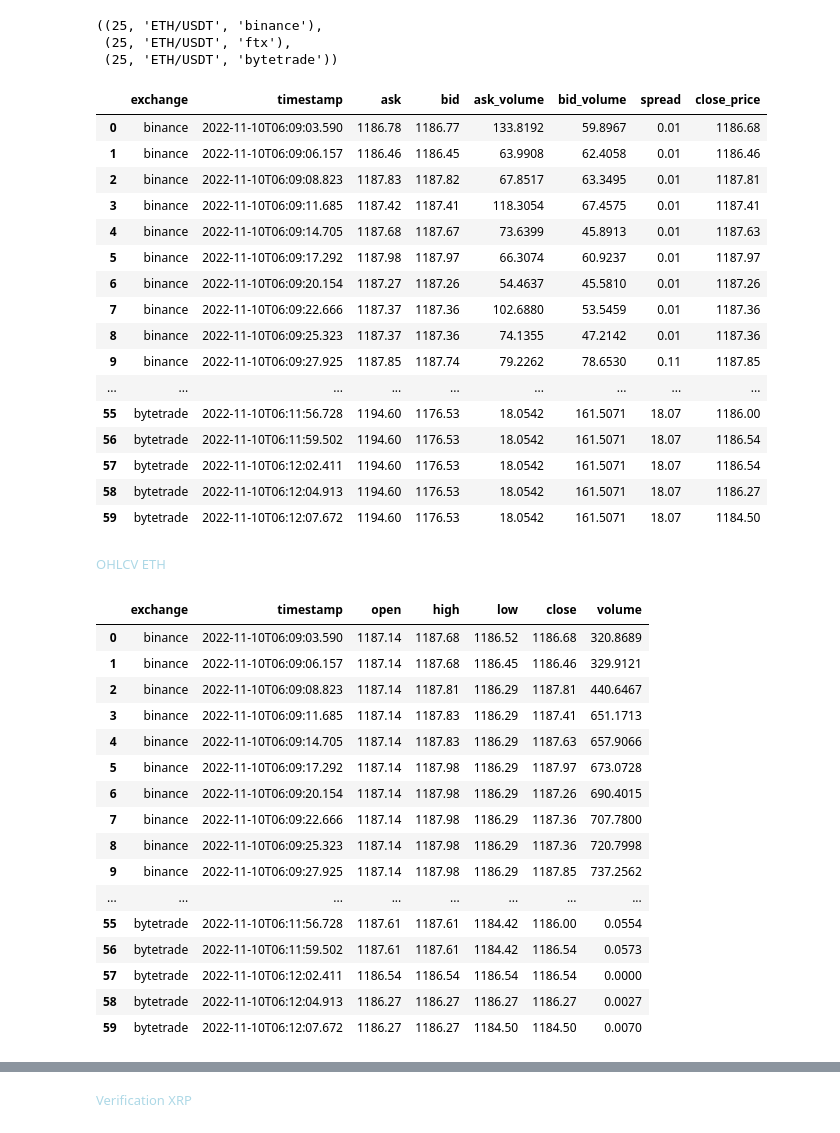
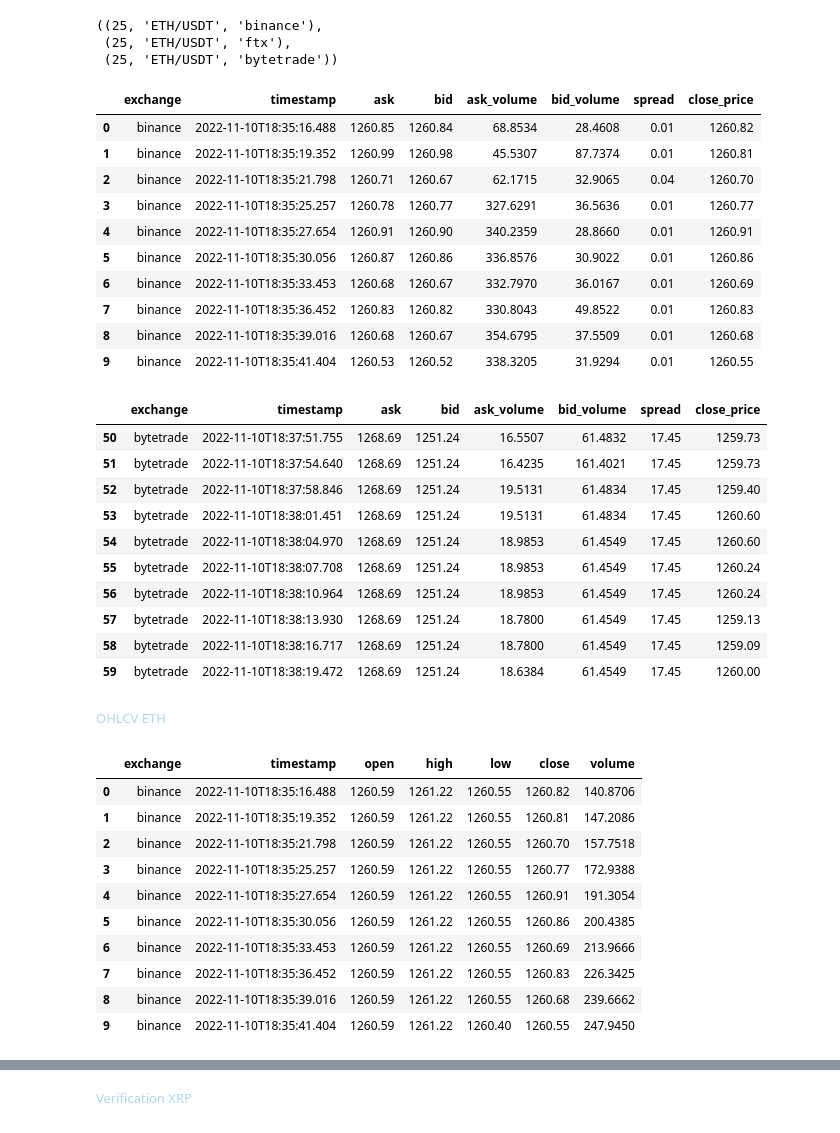
Before and after one commit to EstebanMqz/Microstructure-Visualization-Modelling, a Jupyter notebook: notebook.ipynb, the cells around one changed output, grey strips where cells are left out. Cells and saved outputs as stored; diff of their text form; code cells hidden in the pictures.

```diff
--- a/notebook.ipynb
+++ b/notebook.ipynb
@@ -457,45 +475,47 @@ verif_1_E = vs.verif_ex1(v_params1[0],v_params1[1], v_params1[2], n)
 verif_2_E = vs.verif_ex1(v_params2[0],v_params2[1], v_params2[2], n)
 # %%
 verif_df2 = fn.concatenate(verif_0_E[0], verif_1_E[0], verif_2_E[0], n)
-verif_df2
+verif_df2.head(10)
 # %% [output]
 |  | exchange | timestamp | ask | bid | ask_volume | bid_volume | spread | close_price |
-| 0 | binance | 2022-11-10T06:09:03.590 | 1186.78 | 1186.77 | 133.8192 | 59.8967 | 0.01 | 1186.68 |
-| 1 | binance | 2022-11-10T06:09:06.157 | 1186.46 | 1186.45 | 63.9908 | 62.4058 | 0.01 | 1186.46 |
-| 2 | binance | 2022-11-10T06:09:08.823 | 1187.83 | 1187.82 | 67.8517 | 63.3495 | 0.01 | 1187.81 |
-| 3 | binance | 2022-11-10T06:09:11.685 | 1187.42 | 1187.41 | 118.3054 | 67.4575 | 0.01 | 1187.41 |
-| 4 | binance | 2022-11-10T06:09:14.705 | 1187.68 | 1187.67 | 73.6399 | 45.8913 | 0.01 | 1187.63 |
-| 5 | binance | 2022-11-10T06:09:17.292 | 1187.98 | 1187.97 | 66.3074 | 60.9237 | 0.01 | 1187.97 |
-| 6 | binance | 2022-11-10T06:09:20.154 | 1187.27 | 1187.26 | 54.4637 | 45.5810 | 0.01 | 1187.26 |
-| 7 | binance | 2022-11-10T06:09:22.666 | 1187.37 | 1187.36 | 102.6880 | 53.5459 | 0.01 | 1187.36 |
-| 8 | binance | 2022-11-10T06:09:25.323 | 1187.37 | 1187.36 | 74.1355 | 47.2142 | 0.01 | 1187.36 |
-| 9 | binance | 2022-11-10T06:09:27.925 | 1187.85 | 1187.74 | 79.2262 | 78.6530 | 0.11 | 1187.85 |
-| ... | ... | ... | ... | ... | ... | ... | ... | ... |
-| 55 | bytetrade | 2022-11-10T06:11:56.728 | 1194.60 | 1176.53 | 18.0542 | 161.5071 | 18.07 | 1186.00 |
-| 56 | bytetrade | 2022-11-10T06:11:59.502 | 1194.60 | 1176.53 | 18.0542 | 161.5071 | 18.07 | 1186.54 |
-| 57 | bytetrade | 2022-11-10T06:12:02.411 | 1194.60 | 1176.53 | 18.0542 | 161.5071 | 18.07 | 1186.54 |
-| 58 | bytetrade | 2022-11-10T06:12:04.913 | 1194.60 | 1176.53 | 18.0542 | 161.5071 | 18.07 | 1186.27 |
-| 59 | bytetrade | 2022-11-10T06:12:07.672 | 1194.60 | 1176.53 | 18.0542 | 161.5071 | 18.07 | 1184.50 |
+| 0 | binance | 2022-11-10T18:35:16.488 | 1260.85 | 1260.84 | 68.8534 | 28.4608 | 0.01 | 1260.82 |
+| 1 | binance | 2022-11-10T18:35:19.352 | 1260.99 | 1260.98 | 45.5307 | 87.7374 | 0.01 | 1260.81 |
+| 2 | binance | 2022-11-10T18:35:21.798 | 1260.71 | 1260.67 | 62.1715 | 32.9065 | 0.04 | 1260.70 |
+| 3 | binance | 2022-11-10T18:35:25.257 | 1260.78 | 1260.77 | 327.6291 | 36.5636 | 0.01 | 1260.77 |
+| 4 | binance | 2022-11-10T18:35:27.654 | 1260.91 | 1260.90 | 340.2359 | 28.8660 | 0.01 | 1260.91 |
+| 5 | binance | 2022-11-10T18:35:30.056 | 1260.87 | 1260.86 | 336.8576 | 30.9022 | 0.01 | 1260.86 |
+| 6 | binance | 2022-11-10T18:35:33.453 | 1260.68 | 1260.67 | 332.7970 | 36.0167 | 0.01 | 1260.69 |
+| 7 | binance | 2022-11-10T18:35:36.452 | 1260.83 | 1260.82 | 330.8043 | 49.8522 | 0.01 | 1260.83 |
+| 8 | binance | 2022-11-10T18:35:39.016 | 1260.68 | 1260.67 | 354.6795 | 37.5509 | 0.01 | 1260.68 |
+| 9 | binance | 2022-11-10T18:35:41.404 | 1260.53 | 1260.52 | 338.3205 | 31.9294 | 0.01 | 1260.55 |
+# %%
+verif_df2.tail(10)
+# %% [output]
+|  | exchange | timestamp | ask | bid | ask_volume | bid_volume | spread | close_price |
+| 50 | bytetrade | 2022-11-10T18:37:51.755 | 1268.69 | 1251.24 | 16.5507 | 61.4832 | 17.45 | 1259.73 |
+| 51 | bytetrade | 2022-11-10T18:37:54.640 | 1268.69 | 1251.24 | 16.4235 | 161.4021 | 17.45 | 1259.73 |
+| 52 | bytetrade | 2022-11-10T18:37:58.846 | 1268.69 | 1251.24 | 19.5131 | 61.4834 | 17.45 | 1259.40 |
+| 53 | bytetrade | 2022-11-10T18:38:01.451 | 1268.69 | 1251.24 | 19.5131 | 61.4834 | 17.45 | 1260.60 |
+| 54 | bytetrade | 2022-11-10T18:38:04.970 | 1268.69 | 1251.24 | 18.9853 | 61.4549 | 17.45 | 1260.60 |
+| 55 | bytetrade | 2022-11-10T18:38:07.708 | 1268.69 | 1251.24 | 18.9853 | 61.4549 | 17.45 | 1260.24 |
+| 56 | bytetrade | 2022-11-10T18:38:10.964 | 1268.69 | 1251.24 | 18.9853 | 61.4549 | 17.45 | 1260.24 |
+| 57 | bytetrade | 2022-11-10T18:38:13.930 | 1268.69 | 1251.24 | 18.7800 | 61.4549 | 17.45 | 1259.13 |
+| 58 | bytetrade | 2022-11-10T18:38:16.717 | 1268.69 | 1251.24 | 18.7800 | 61.4549 | 17.45 | 1259.09 |
+| 59 | bytetrade | 2022-11-10T18:38:19.472 | 1268.69 | 1251.24 | 18.6384 | 61.4549 | 17.45 | 1260.00 |
 # %% [markdown]
 <font color= lightblue> <font size = 2> OHLCV ETH </font>
 # %%
 verif_df2_OH = fn.concatenate(verif_0_E[1], verif_1_E[1], verif_2_E[1], n)
-verif_df2_OH
+verif_df2_OH.head(10)
 # %% [output]
 |  | exchange | timestamp | open | high | low | close | volume |
-| 0 | binance | 2022-11-10T06:09:03.590 | 1187.14 | 1187.68 | 1186.52 | 1186.68 | 320.8689 |
-| 1 | binance | 2022-11-10T06:09:06.157 | 1187.14 | 1187.68 | 1186.45 | 1186.46 | 329.9121 |
-| 2 | binance | 2022-11-10T06:09:08.823 | 1187.14 | 1187.81 | 1186.29 | 1187.81 | 440.6467 |
-| 3 | binance | 2022-11-10T06:09:11.685 | 1187.14 | 1187.83 | 1186.29 | 1187.41 | 651.1713 |
-| 4 | binance | 2022-11-10T06:09:14.705 | 1187.14 | 1187.83 | 1186.29 | 1187.63 | 657.9066 |
-| 5 | binance | 2022-11-10T06:09:17.292 | 1187.14 | 1187.98 | 1186.29 | 1187.97 | 673.0728 |
-| 6 | binance | 2022-11-10T06:09:20.154 | 1187.14 | 1187.98 | 1186.29 | 1187.26 | 690.4015 |
-| 7 | binance | 2022-11-10T06:09:22.666 | 1187.14 | 1187.98 | 1186.29 | 1187.36 | 707.7800 |
-| 8 | binance | 2022-11-10T06:09:25.323 | 1187.14 | 1187.98 | 1186.29 | 1187.36 | 720.7998 |
-| 9 | binance | 2022-11-10T06:09:27.925 | 1187.14 | 1187.98 | 1186.29 | 1187.85 | 737.2562 |
-| ... | ... | ... | ... | ... | ... | ... | ... |
-| 55 | bytetrade | 2022-11-10T06:11:56.728 | 1187.61 | 1187.61 | 1184.42 | 1186.00 | 0.0554 |
-| 56 | bytetrade | 2022-11-10T06:11:59.502 | 1187.61 | 1187.61 | 1184.42 | 1186.54 | 0.0573 |
-| 57 | bytetrade | 2022-11-10T06:12:02.411 | 1186.54 | 1186.54 | 1186.54 | 1186.54 | 0.0000 |
-| 58 | bytetrade | 2022-11-10T06:12:04.913 | 1186.27 | 1186.27 | 1186.27 | 1186.27 | 0.0027 |
-| 59 | bytetrade | 2022-11-10T06:12:07.672 | 1186.27 | 1186.27 | 1184.50 | 1184.50 | 0.0070 |
+| 0 | binance | 2022-11-10T18:35:16.488 | 1260.59 | 1261.22 | 1260.55 | 1260.82 | 140.8706 |
+| 1 | binance | 2022-11-10T18:35:19.352 | 1260.59 | 1261.22 | 1260.55 | 1260.81 | 147.2086 |
+| 2 | binance | 2022-11-10T18:35:21.798 | 1260.59 | 1261.22 | 1260.55 | 1260.70 | 157.7518 |
+| 3 | binance | 2022-11-10T18:35:25.257 | 1260.59 | 1261.22 | 1260.55 | 1260.77 | 172.9388 |
+| 4 | binance | 2022-11-10T18:35:27.654 | 1260.59 | 1261.22 | 1260.55 | 1260.91 | 191.3054 |
+| 5 | binance | 2022-11-10T18:35:30.056 | 1260.59 | 1261.22 | 1260.55 | 1260.86 | 200.4385 |
+| 6 | binance | 2022-11-10T18:35:33.453 | 1260.59 | 1261.22 | 1260.55 | 1260.69 | 213.9666 |
+| 7 | binance | 2022-11-10T18:35:36.452 | 1260.59 | 1261.22 | 1260.55 | 1260.83 | 226.3425 |
+| 8 | binance | 2022-11-10T18:35:39.016 | 1260.59 | 1261.22 | 1260.55 | 1260.68 | 239.6662 |
+| 9 | binance | 2022-11-10T18:35:41.404 | 1260.59 | 1261.22 | 1260.40 | 1260.55 | 247.9450 |
```
Also changed, not shown: parts of 53 cells of this notebook, 1 other file.
